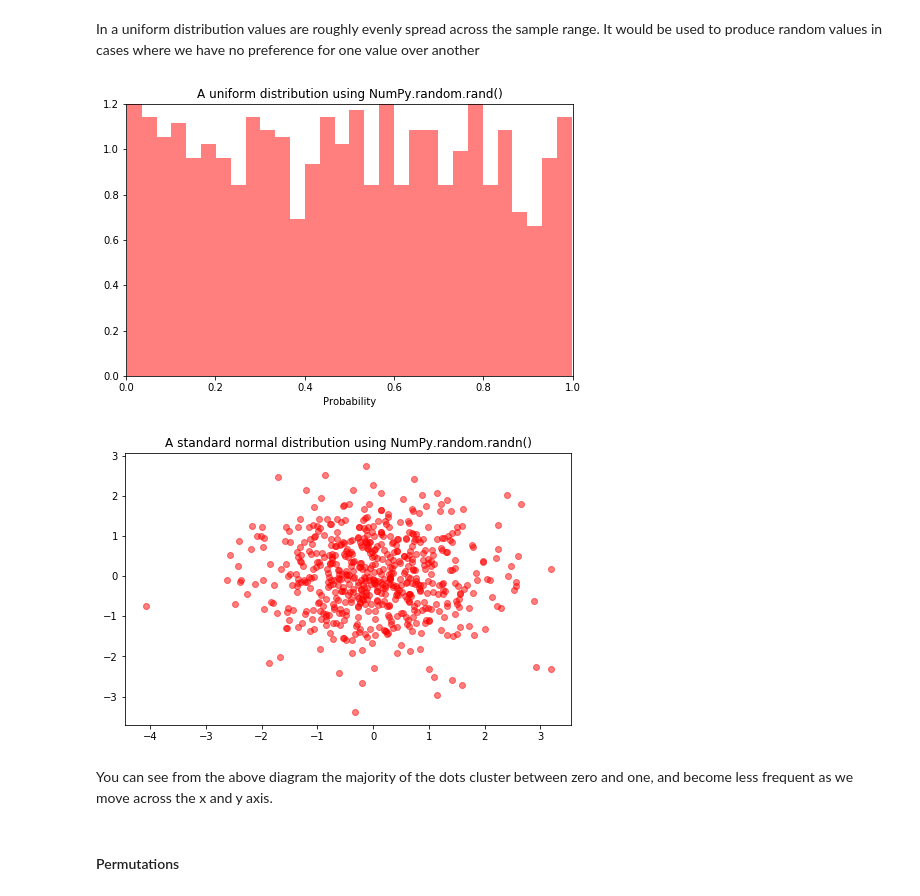
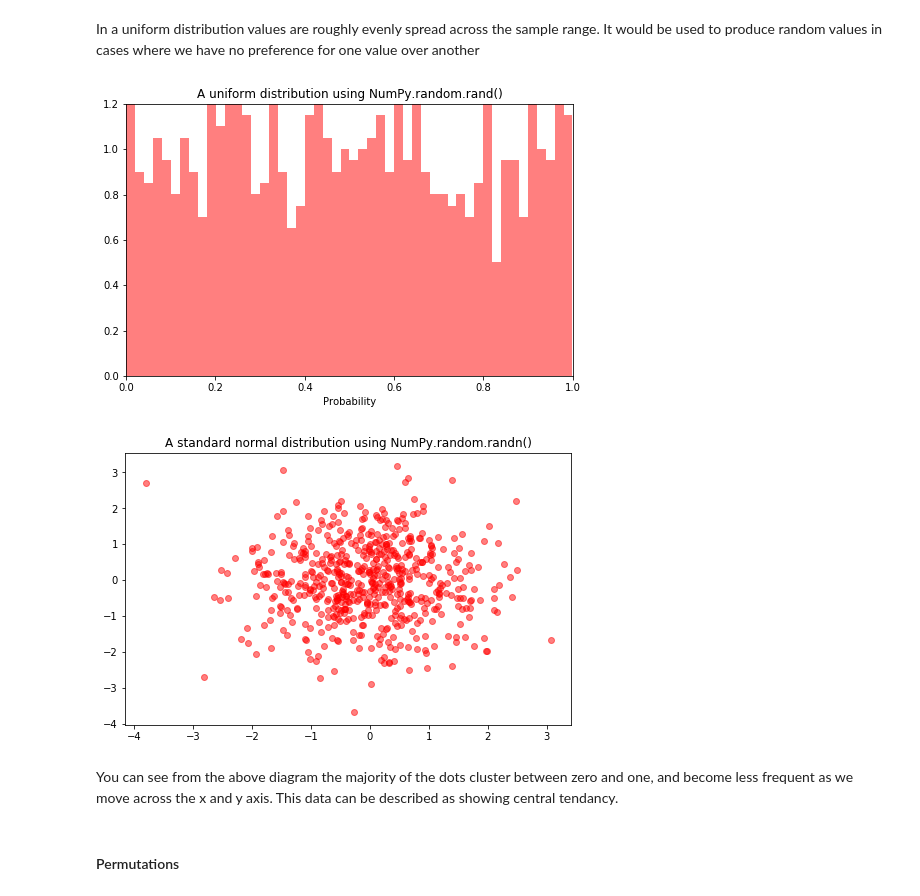
Before and after one commit to SimonMcLain/GMIT-Programming-for-Data-Analysis---Practicals, a Jupyter notebook: numpy-random.ipynb, the cells around one changed output. Drawn from its saved outputs; the diff is of its cells as text; code cells hidden in the pictures.

```diff
--- a/numpy-random.ipynb
+++ b/numpy-random.ipynb
@@ -75,19 +78,19 @@ array([[[0.0558687 , 0.93256642, 0.50160281],
 In a uniform distribution values are roughly evenly spread across the sample range. It would be used to produce random values in cases where we have no preference for one value over another
 # %%
 # Plot the output of the NumPy.random.rand() function in a histogram
-plt.hist(np.random.rand(1000), color='r', bins=30, density=True, alpha=0.5)
+plt.hist(np.random.rand(1000), color='r', bins=50, density=True, alpha=0.5)
 # Set the scale for the axis
 plt.axis([0, 1, 0, 1.2])
 plt.xlabel("Probability")
 plt.title("A uniform distribution using NumPy.random.rand()")
 plt.show()
 # %% [output]
-[figure, old version]
+[figure, new version]
 # %%
 """
-Scatter plot of 600 x, y values from NumPy.random.randn() returning a standard normal distribution to show
+A scatter plot of 600 x, y values from NumPy.random.randn() returning a standard normal distribution to show
 how it displays central tendency as it is centred around zero with a variance of 1. Markers become less frequent as the move
-across the x and y axis
+across the x and y axis.
 """
 
 x = np.random.randn(600)
@@ -96,9 +99,9 @@ plt.scatter(x, y, color='r', alpha=0.5)
 plt.title("A standard normal distribution using NumPy.random.randn()")
 plt.show()
 # %% [output]
-[figure, old version]
+[figure, new version]
 # %% [markdown]
-You can see from the above diagram the majority of the dots cluster between zero and one, and become less frequent as we move across the x and y axis.
+You can see from the above diagram the majority of the dots cluster between zero and one, and become less frequent as we move across the x and y axis. This data can be described as showing central tendancy.
 # %% [markdown]
 #### Permutations
 # %% [markdown]
```
Also changed, not shown: parts of 28 cells of this notebook.
